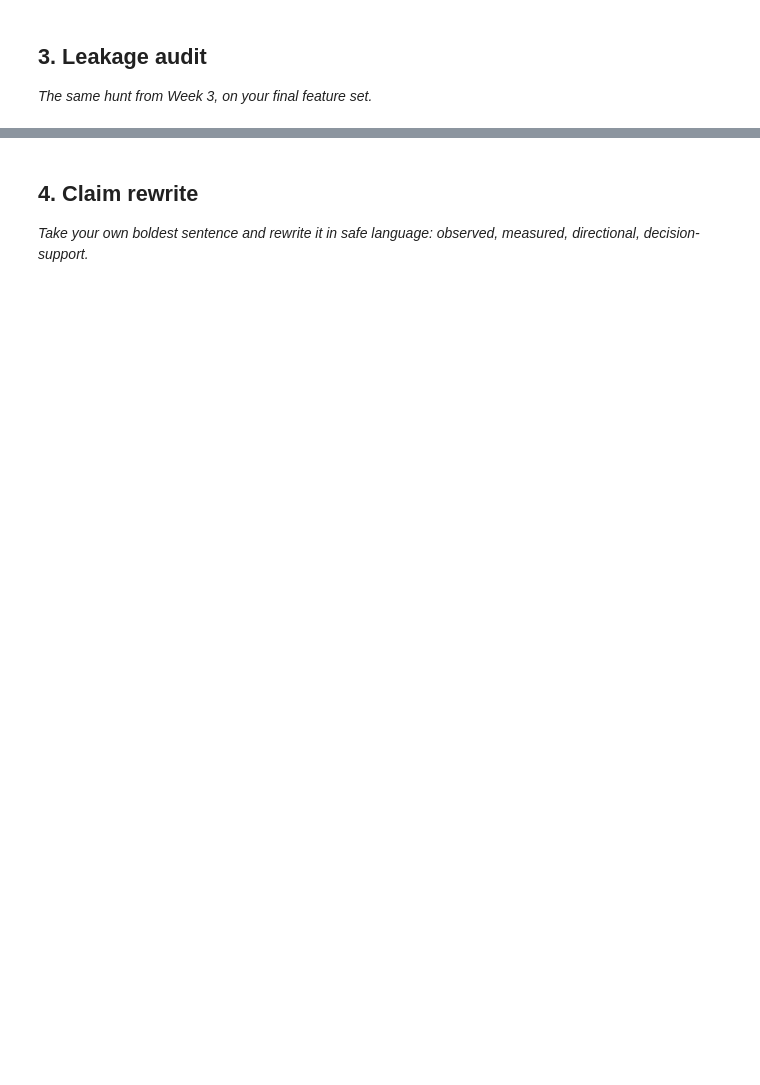
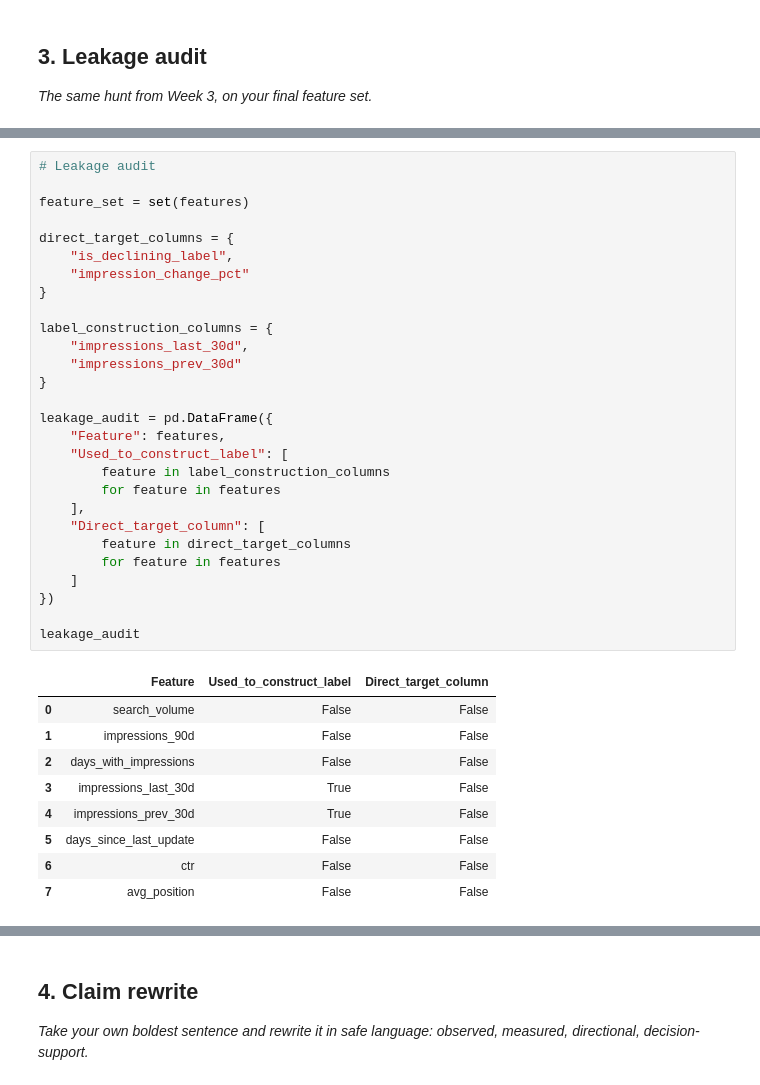
Before and after one commit to Ikramkhan-gif1/FlyRank-ML-Internship, a Jupyter notebook: work/notebooks/w06_validation_audit.ipynb, the cells around one changed output, grey strips where cells are left out. Saved outputs shown, nothing was run; the diff lists cells and outputs as text; blank space fills up the shorter version.

```diff
--- a/work/notebooks/w06_validation_audit.ipynb
+++ b/work/notebooks/w06_validation_audit.ipynb
@@ -29,0 +388,38 @@ This skeleton is yours to fill. Work the sections **in order** — each one has
+# %%
+# Leakage audit
+
+feature_set = set(features)
+
+direct_target_columns = {
+    "is_declining_label",
+    "impression_change_pct"
+}
+
+label_construction_columns = {
+    "impressions_last_30d",
+    "impressions_prev_30d"
+}
+
+leakage_audit = pd.DataFrame({
+    "Feature": features,
+    "Used_to_construct_label": [
+        feature in label_construction_columns
+        for feature in features
+    ],
+    "Direct_target_column": [
+        feature in direct_target_columns
+        for feature in features
+    ]
+})
+
+leakage_audit
+# %% [output]
+|  | Feature | Used_to_construct_label | Direct_target_column |
+| 0 | search_volume | False | False |
+| 1 | impressions_90d | False | False |
+| 2 | days_with_impressions | False | False |
+| 3 | impressions_last_30d | True | False |
+| 4 | impressions_prev_30d | True | False |
+| 5 | days_since_last_update | False | False |
+| 6 | ctr | False | False |
+| 7 | avg_position | False | False |
```
Also changed, not shown: parts of 24 cells of this notebook.
